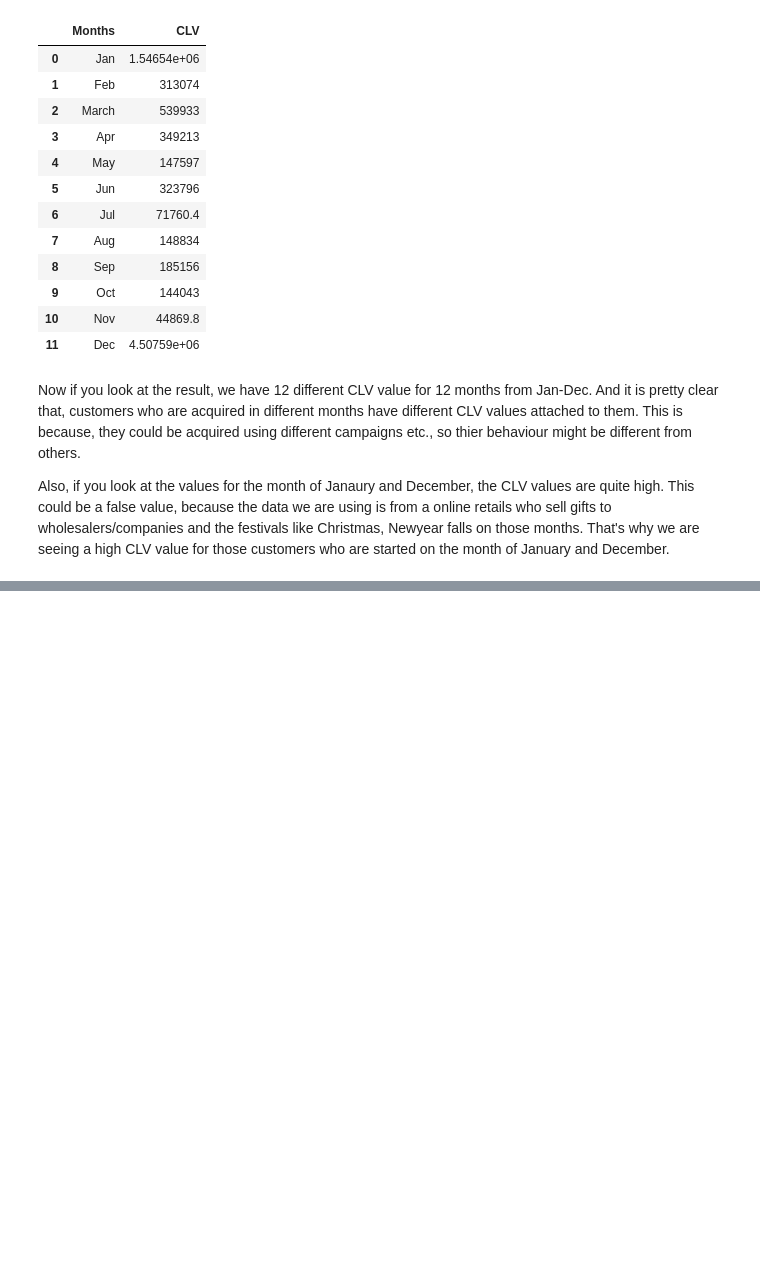
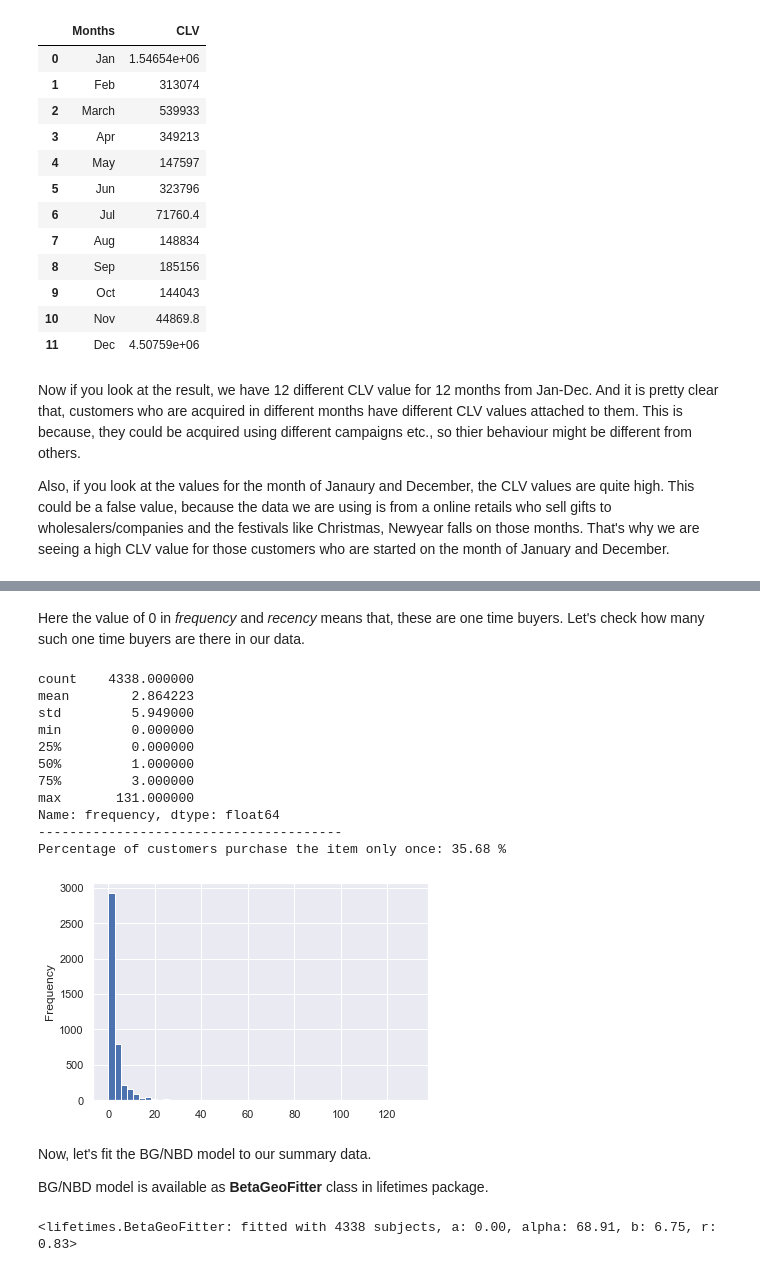
Before and after one commit to hariharan2305/DailyKnowledge, a Jupyter notebook: Customer Lifetime Value/Customer Lifetime Value (CLV).ipynb, the cells around one changed output, grey strips where cells are left out. Cells and saved outputs as stored; diff of their text form; code cells hidden in the pictures; blank space fills up the shorter version.

```diff
--- a/Customer Lifetime Value/Customer Lifetime Value (CLV).ipynb
+++ b/Customer Lifetime Value/Customer Lifetime Value (CLV).ipynb
@@ -298,0 +339,5 @@ Also, if you look at the values for the month of Janaury and December, the CLV v
+# %%
+# Creating the summary data using summary_data_from_transaction_data function
+summary = lifetimes.utils.summary_data_from_transaction_data(data_clv, 'CustomerID', 'InvoiceDate', 'TotalSales' )
+summary = summary.reset_index()
+summary.head()
@@ -298,0 +351,32 @@ Also, if you look at the values for the month of Janaury and December, the CLV v
+# %% [markdown]
+Here the value of 0 in *frequency* and *recency* means that, these are one time buyers. Let's check how many such one time buyers are there in our data.
+# %%
+# Create a distribution of frequency to understand the customer frequence level
+summary['frequency'].plot(kind='hist', bins=50)
+print(summary['frequency'].describe())
+print("---------------------------------------")
+one_time_buyers = round(sum(summary['frequency'] == 0)/float(len(summary))*(100),2)
+print("Percentage of customers purchase the item only once:", one_time_buyers ,"%")
+# %% [output]
+count    4338.000000
+mean        2.864223
+std         5.949000
+min         0.000000
+25%         0.000000
+50%         1.000000
+75%         3.000000
+max       131.000000
+Name: frequency, dtype: float64
+---------------------------------------
+Percentage of customers purchase the item only once: 35.68 %
+[figure, added]
+# %% [markdown]
+Now, let's fit the BG/NBD model to our summary data.
+
+BG/NBD model is available as **BetaGeoFitter** class in lifetimes package.
+# %%
+# Fitting the BG/NBD model
+bgf = lifetimes.BetaGeoFitter(penalizer_coef=0.0)
+bgf.fit(summary['frequency'], summary['recency'], summary['T'])
+# %% [output]
+<lifetimes.BetaGeoFitter: fitted with 4338 subjects, a: 0.00, alpha: 68.91, b: 6.75, r: 0.83>
```
Also changed, not shown: parts of 17 cells of this notebook.
